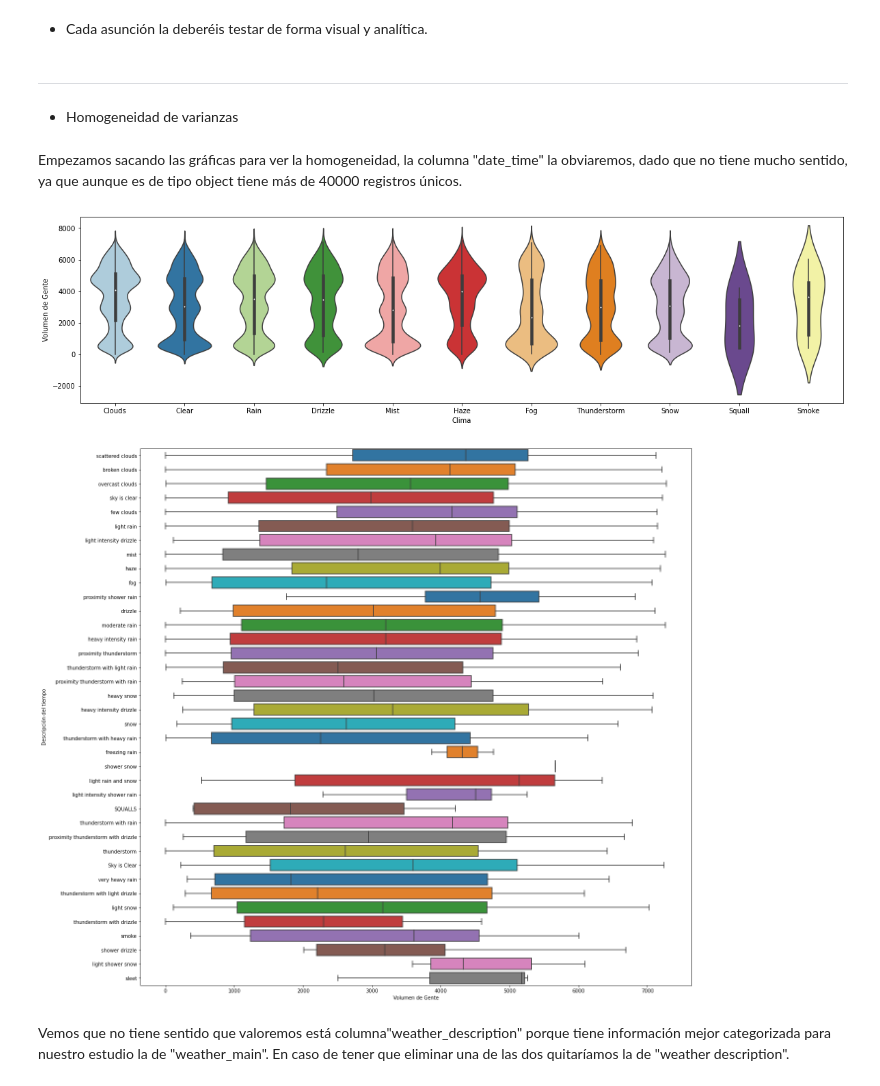
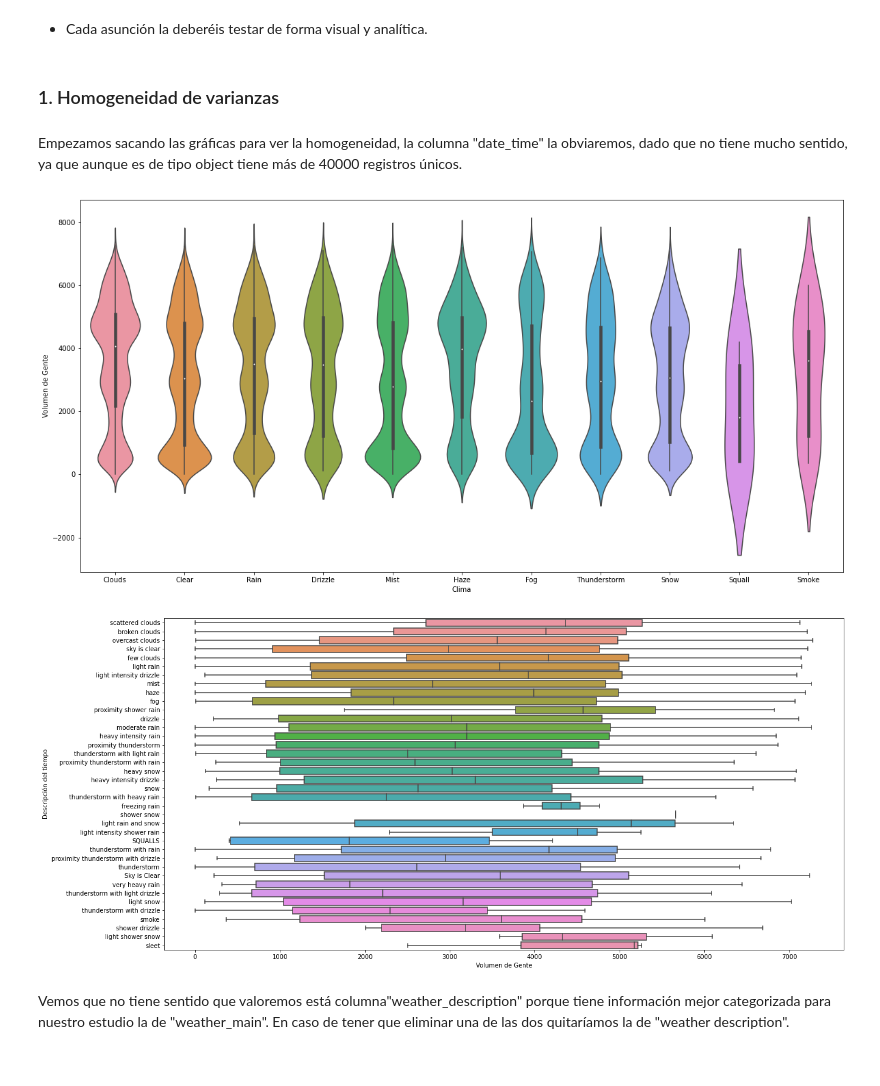
Before and after one commit to Adalab/DA-promo-c-modulo-3-sprint-1-Mina-Mai, a Jupyter notebook: Regresion_lineal/pp_regresion_lineal_03.ipynb, the cells around one changed output. Saved outputs shown, nothing was run; the diff lists cells and outputs as text; code cells hidden in the pictures.

```diff
--- a/Regresion_lineal/pp_regresion_lineal_03.ipynb
+++ b/Regresion_lineal/pp_regresion_lineal_03.ipynb
@@ -21,5 +21,8 @@ from scipy.stats import levene
 # Configuración warnings
 import warnings
 warnings.filterwarnings('ignore')
+# %%
+plt.rcParams["figure.figsize"] = (20,10)
+sns.set_palette("PiYG_r")
 # %%
 df = pd.read_csv("../archivos/metro_1.csv", index_col=0)
@@ -56,31 +40,24 @@ El objetivo de este pairprogramming es que evaluéis si vuestro set de datos cum
 Vimos que la asunción de normalidad sobre nuestra variable respuesta "traffic_volume" nos indica que nuestros datos no son normales, aceptando la H0.
 # %% [markdown]
 - Cada asunción la deberéis testar de forma visual y analítica.
-# %% [markdown]
-___
 # %% [markdown]
-- Homogeneidad de varianzas
+### 1. Homogeneidad de varianzas
 # %% [markdown]
 Empezamos sacando las gráficas para ver la homogeneidad, la columna "date_time" la obviaremos, dado que no tiene mucho sentido, ya que aunque es de tipo object tiene más de 40000 registros únicos.
 # %%
 df_numericas = df.select_dtypes(include=np.number)
 # %%
-plt.figure( figsize=(20,5))
-
-sns.violinplot(x= "weather_main", y= "traffic_volume", data=df, palette="Paired")
-#plt.set_tittle("Distribución clima por día/hora")
+sns.violinplot(x= "weather_main", y= "traffic_volume", data=df)
 plt.ylabel("Volumen de Gente")
 plt.xlabel("Clima");
 # %% [output]
-[figure, old version]
+[figure, new version]
 # %%
-plt.figure(figsize=(20, 20))
-
-sns.boxplot(y="weather_description", x= "traffic_volume", data= df, palette="tab10")
+sns.boxplot(y="weather_description", x= "traffic_volume", data= df)
 plt.xlabel("Volumen de Gente")
 plt.ylabel("Descripción del tiempo");
 # %% [output]
-[figure, old version]
+[figure, new version]
 # %% [markdown]
 Vemos que no tiene sentido que valoremos está columna"weather_description" porque tiene información mejor categorizada para nuestro estudio la de "weather_main". En caso de tener que eliminar una de las dos quitaríamos la de "weather description".
 # %%
```
Also changed, not shown: parts of 5 cells of this notebook, 32 other files.
